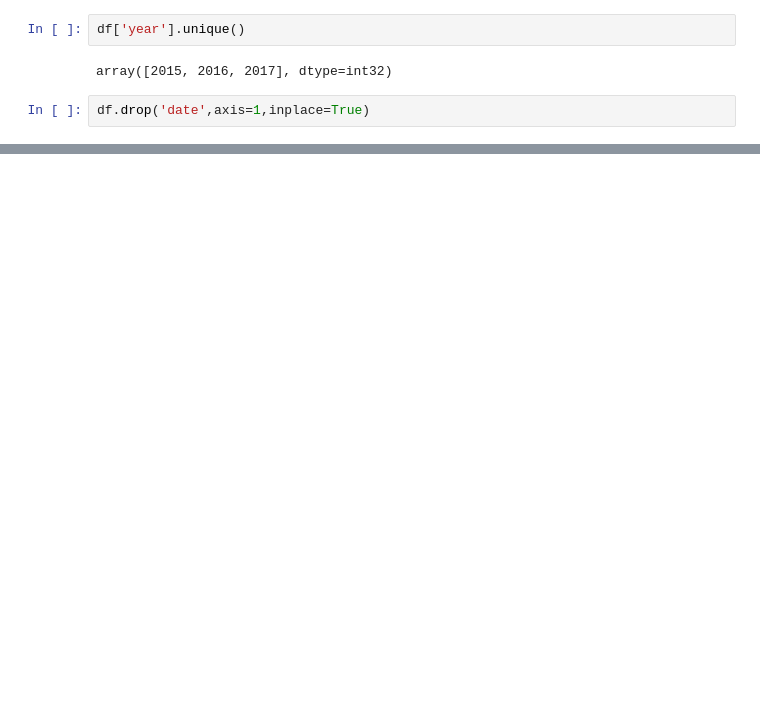
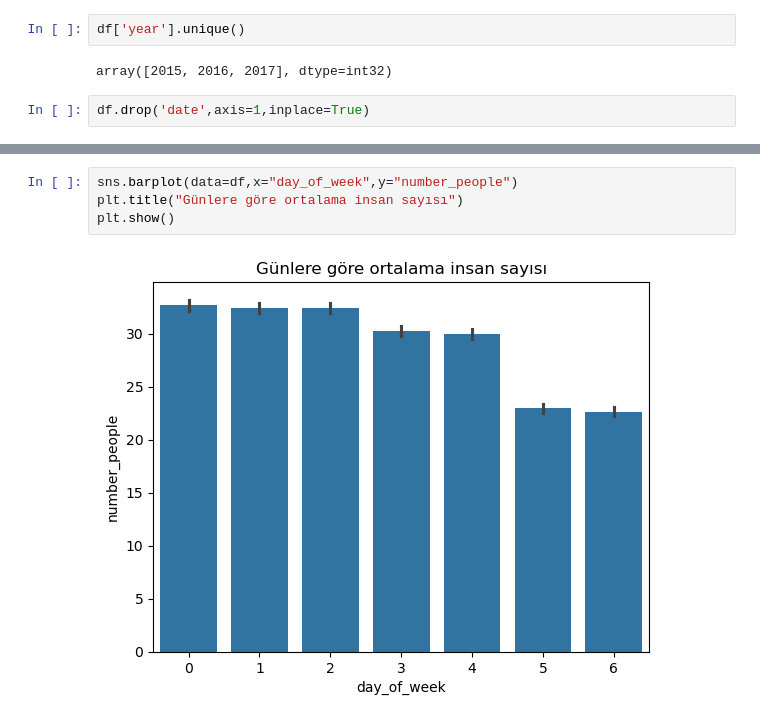
Before and after one commit to AbdullahTurgut/Machine-Learning, a Jupyter notebook: 17 - crowdedness-at-the-campus-gym.ipynb, the cells around one changed output, grey strips where cells are left out. Saved outputs shown, nothing was run; the diff lists cells and outputs as text; blank space fills up the shorter version.

```diff
--- a/17 - crowdedness-at-the-campus-gym.ipynb
+++ b/17 - crowdedness-at-the-campus-gym.ipynb
@@ -149,0 +159,6 @@ df.head()
+# %%
+sns.barplot(data=df,x="day_of_week",y="number_people")
+plt.title("Günlere göre ortalama insan sayısı")
+plt.show()
+# %% [output]
+[figure, added]
```
Also changed, not shown: parts of 6 cells of this notebook.
